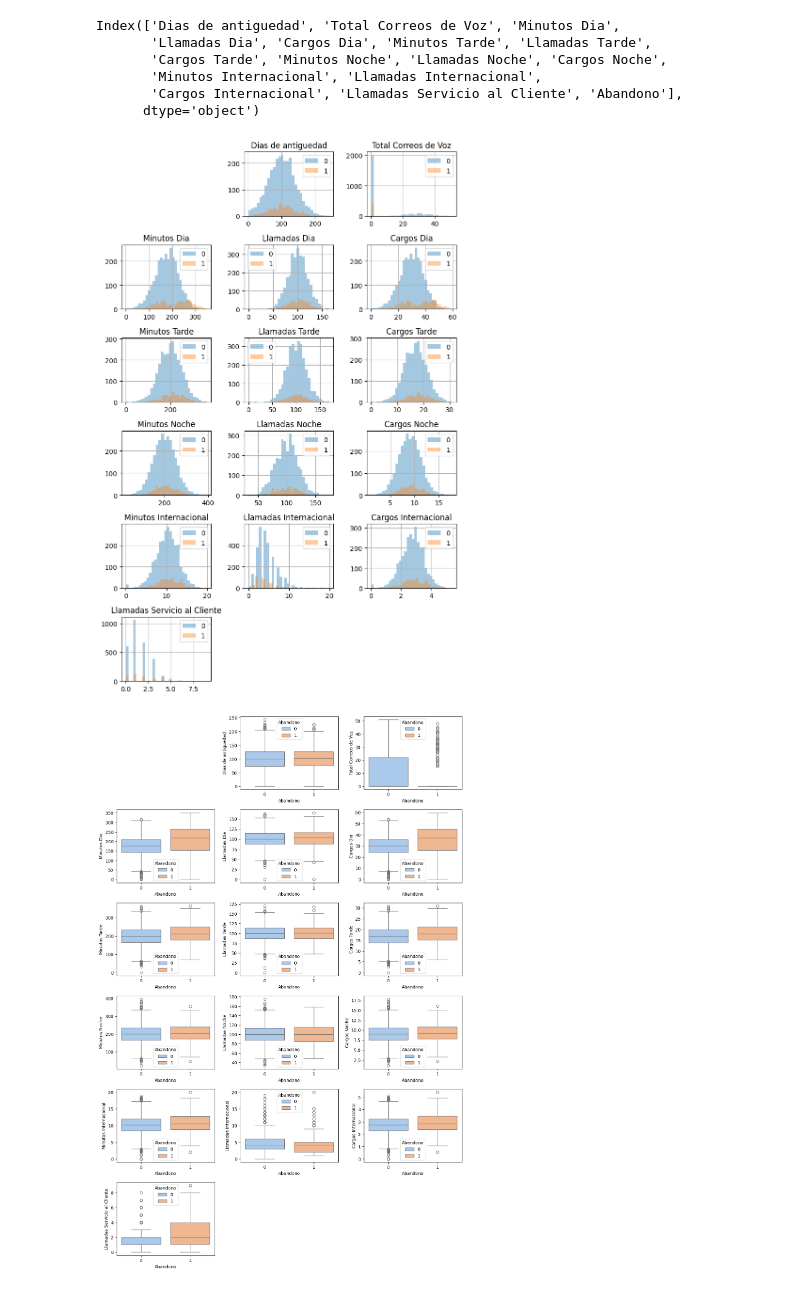
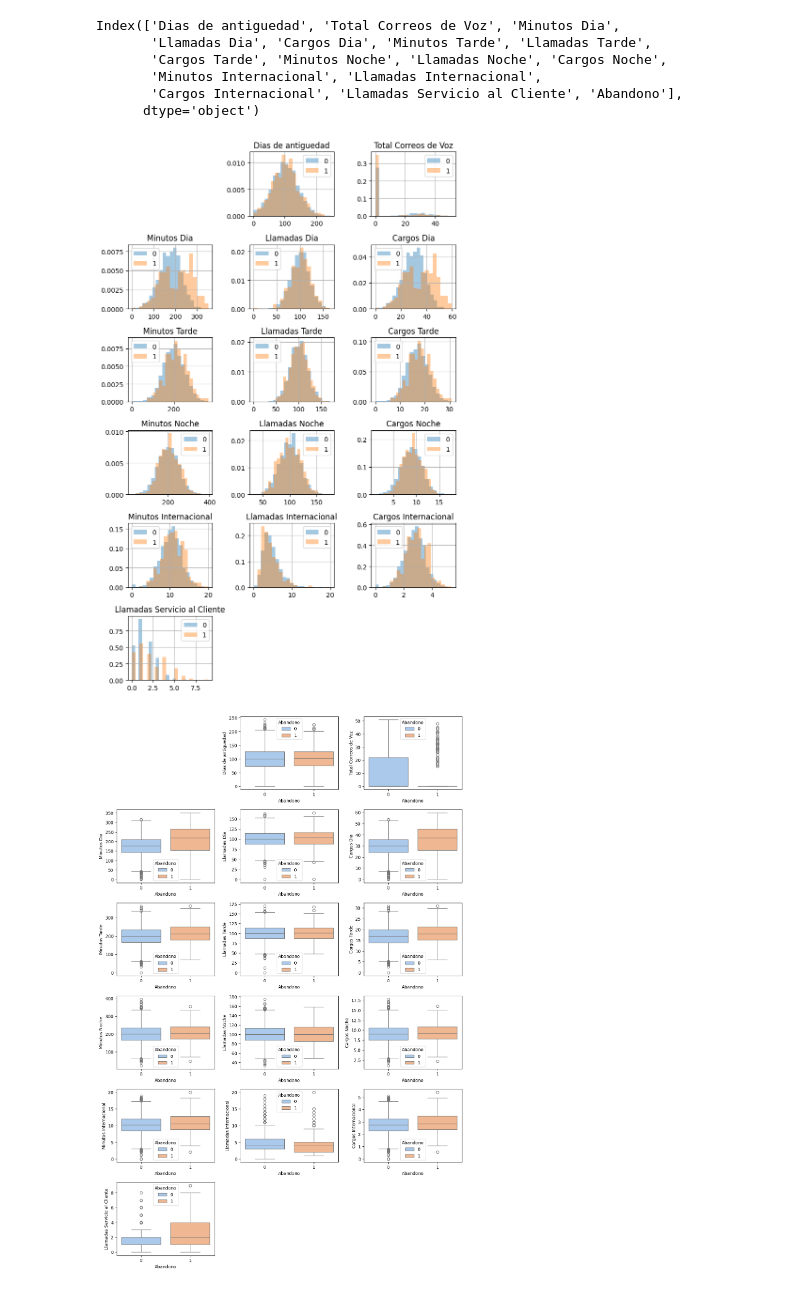
Before and after one commit to AnIsAsPe/ClasificadorClientesTelecom, a Jupyter notebook: Notebooks/Churn_Telecom.ipynb, the cells around one changed output. Drawn from its saved outputs; the diff is of its cells as text; code cells hidden in the pictures.

```diff
--- a/Notebooks/Churn_Telecom.ipynb
+++ b/Notebooks/Churn_Telecom.ipynb
@@ -127,21 +127,22 @@ Index(['Dias de antiguedad', 'Total Correos de Voz', 'Minutos Dia',
 # %%
 numericas_cols = df.select_dtypes('number').columns
 
 fig, subplot = plt.subplots(nrows=6, ncols=3, figsize=(8, 12))
 subplot= subplot.flatten()  # facilita iterar por cada grafica
 
 for i, column in enumerate(numericas_cols[:-1]):
-    df.groupby('Abandono')[column].hist(alpha=0.4, bins=30, ax=subplot[i+1])
+    df.groupby('Abandono')[column].hist(alpha=0.4, bins=20, ax=subplot[i+1],
+                                        density=True)
     subplot[i+1].set_title(column)
     subplot[i+1].legend(df['Abandono'].unique())
 
 plt.tight_layout()
 subplot[0].set_visible(False)
 subplot[-1].set_visible(False)
 subplot[-2].set_visible(False)
 plt.show()
 # %% [output]
-[figure, old version]
+[figure, new version]
 # %%
 numericas_cols = df.select_dtypes('number').columns
 fig, subplot = plt.subplots(nrows=6, ncols=3, figsize=(12, 18))
```
